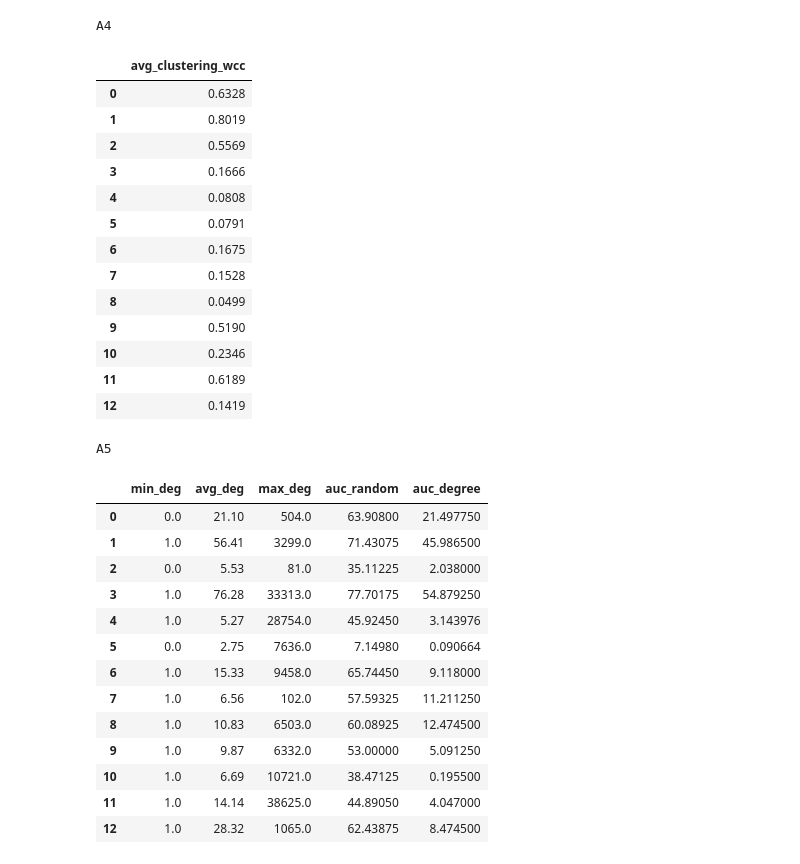
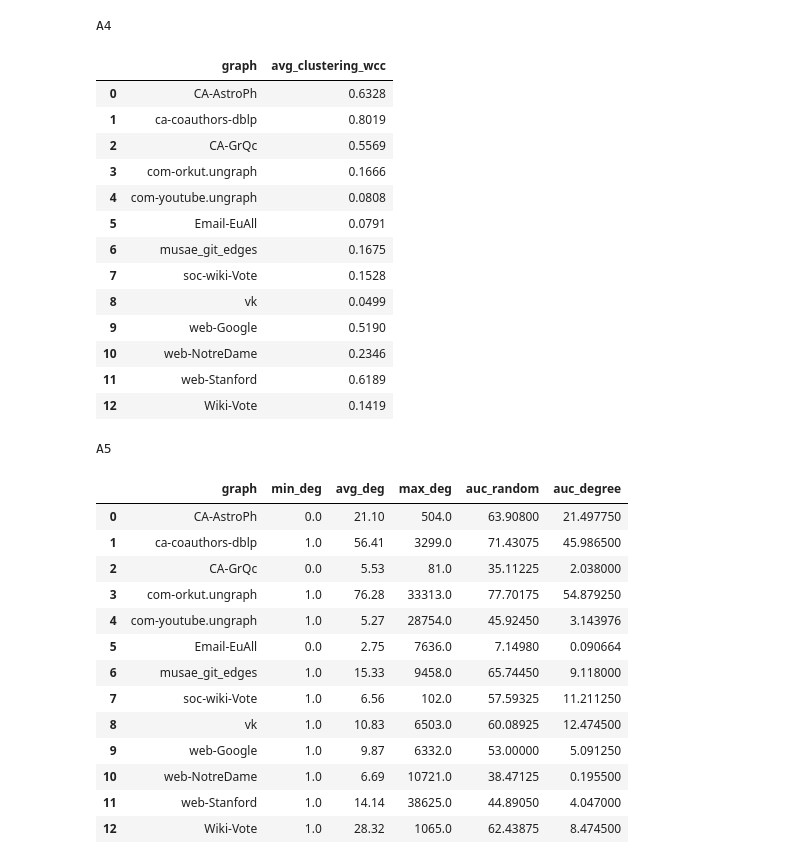
Before and after one commit to answerIII/Graph_Theory_LeetCode25, a Jupyter notebook: src/visualization/A.ipynb, the cells around one changed output. Cells and saved outputs as stored; diff of their text form; code cells hidden in the pictures.

```diff
--- a/src/visualization/A.ipynb
+++ b/src/visualization/A.ipynb
@@ -68,42 +68,42 @@ A3
 # %%
-selected_columns = ['avg_clustering_wcc']
+selected_columns = ['graph', 'avg_clustering_wcc']
 
 print('A4')
 df[selected_columns]
 # %% [output]
 A4
-|  | avg_clustering_wcc |
-| 0 | 0.6328 |
-| 1 | 0.8019 |
-| 2 | 0.5569 |
-| 3 | 0.1666 |
-| 4 | 0.0808 |
-| 5 | 0.0791 |
-| 6 | 0.1675 |
-| 7 | 0.1528 |
-| 8 | 0.0499 |
-| 9 | 0.5190 |
-| 10 | 0.2346 |
-| 11 | 0.6189 |
-| 12 | 0.1419 |
+|  | graph | avg_clustering_wcc |
+| 0 | CA-AstroPh | 0.6328 |
+| 1 | ca-coauthors-dblp | 0.8019 |
+| 2 | CA-GrQc | 0.5569 |
+| 3 | com-orkut.ungraph | 0.1666 |
+| 4 | com-youtube.ungraph | 0.0808 |
+| 5 | Email-EuAll | 0.0791 |
+| 6 | musae_git_edges | 0.1675 |
+| 7 | soc-wiki-Vote | 0.1528 |
+| 8 | vk | 0.0499 |
+| 9 | web-Google | 0.5190 |
+| 10 | web-NotreDame | 0.2346 |
+| 11 | web-Stanford | 0.6189 |
+| 12 | Wiki-Vote | 0.1419 |
 # %%
-selected_columns = ['min_deg', 'avg_deg', 'max_deg', 'auc_random', 'auc_degree']
+selected_columns = ['graph', 'min_deg', 'avg_deg', 'max_deg', 'auc_random', 'auc_degree']
 
 print('A5')
 df[selected_columns]
 # %% [output]
 A5
-|  | min_deg | avg_deg | max_deg | auc_random | auc_degree |
-| 0 | 0.0 | 21.10 | 504.0 | 63.90800 | 21.497750 |
-| 1 | 1.0 | 56.41 | 3299.0 | 71.43075 | 45.986500 |
-| 2 | 0.0 | 5.53 | 81.0 | 35.11225 | 2.038000 |
-| 3 | 1.0 | 76.28 | 33313.0 | 77.70175 | 54.879250 |
-| 4 | 1.0 | 5.27 | 28754.0 | 45.92450 | 3.143976 |
-| 5 | 0.0 | 2.75 | 7636.0 | 7.14980 | 0.090664 |
-| 6 | 1.0 | 15.33 | 9458.0 | 65.74450 | 9.118000 |
-| 7 | 1.0 | 6.56 | 102.0 | 57.59325 | 11.211250 |
-| 8 | 1.0 | 10.83 | 6503.0 | 60.08925 | 12.474500 |
-| 9 | 1.0 | 9.87 | 6332.0 | 53.00000 | 5.091250 |
-| 10 | 1.0 | 6.69 | 10721.0 | 38.47125 | 0.195500 |
-| 11 | 1.0 | 14.14 | 38625.0 | 44.89050 | 4.047000 |
-| 12 | 1.0 | 28.32 | 1065.0 | 62.43875 | 8.474500 |
+|  | graph | min_deg | avg_deg | max_deg | auc_random | auc_degree |
+| 0 | CA-AstroPh | 0.0 | 21.10 | 504.0 | 63.90800 | 21.497750 |
+| 1 | ca-coauthors-dblp | 1.0 | 56.41 | 3299.0 | 71.43075 | 45.986500 |
+| 2 | CA-GrQc | 0.0 | 5.53 | 81.0 | 35.11225 | 2.038000 |
+| 3 | com-orkut.ungraph | 1.0 | 76.28 | 33313.0 | 77.70175 | 54.879250 |
+| 4 | com-youtube.ungraph | 1.0 | 5.27 | 28754.0 | 45.92450 | 3.143976 |
+| 5 | Email-EuAll | 0.0 | 2.75 | 7636.0 | 7.14980 | 0.090664 |
+| 6 | musae_git_edges | 1.0 | 15.33 | 9458.0 | 65.74450 | 9.118000 |
+| 7 | soc-wiki-Vote | 1.0 | 6.56 | 102.0 | 57.59325 | 11.211250 |
+| 8 | vk | 1.0 | 10.83 | 6503.0 | 60.08925 | 12.474500 |
+| 9 | web-Google | 1.0 | 9.87 | 6332.0 | 53.00000 | 5.091250 |
+| 10 | web-NotreDame | 1.0 | 6.69 | 10721.0 | 38.47125 | 0.195500 |
+| 11 | web-Stanford | 1.0 | 14.14 | 38625.0 | 44.89050 | 4.047000 |
+| 12 | Wiki-Vote | 1.0 | 28.32 | 1065.0 | 62.43875 | 8.474500 |
```
Also changed, not shown: parts of 3 cells of this notebook, 2 other files.
